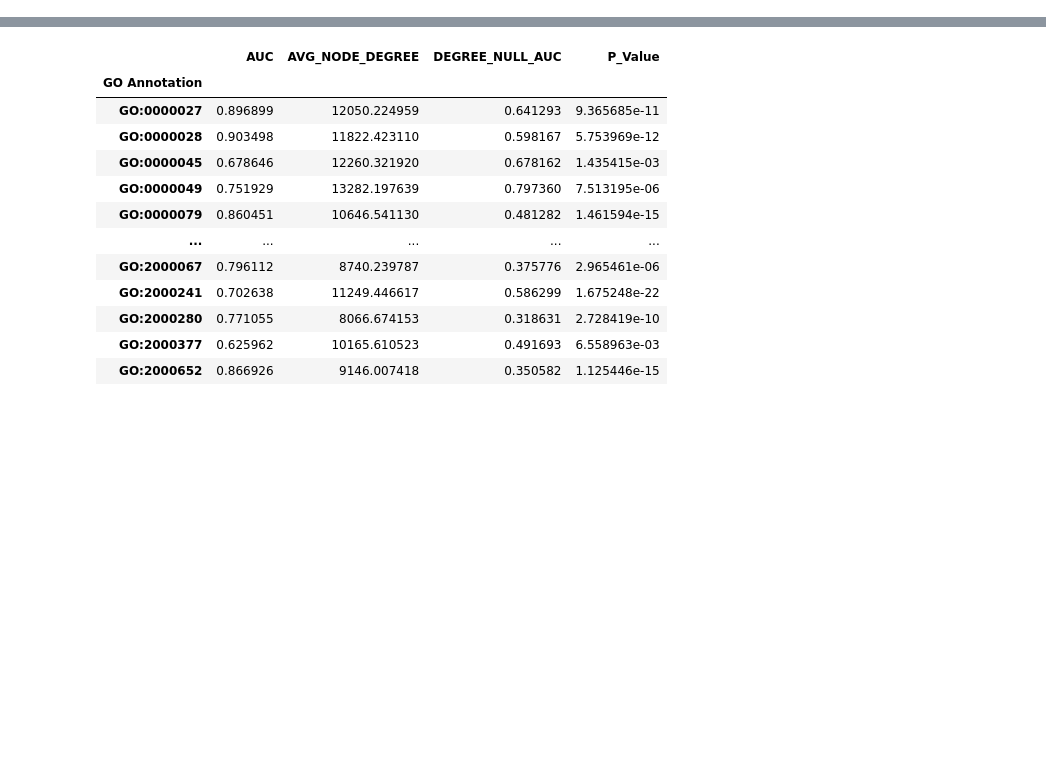
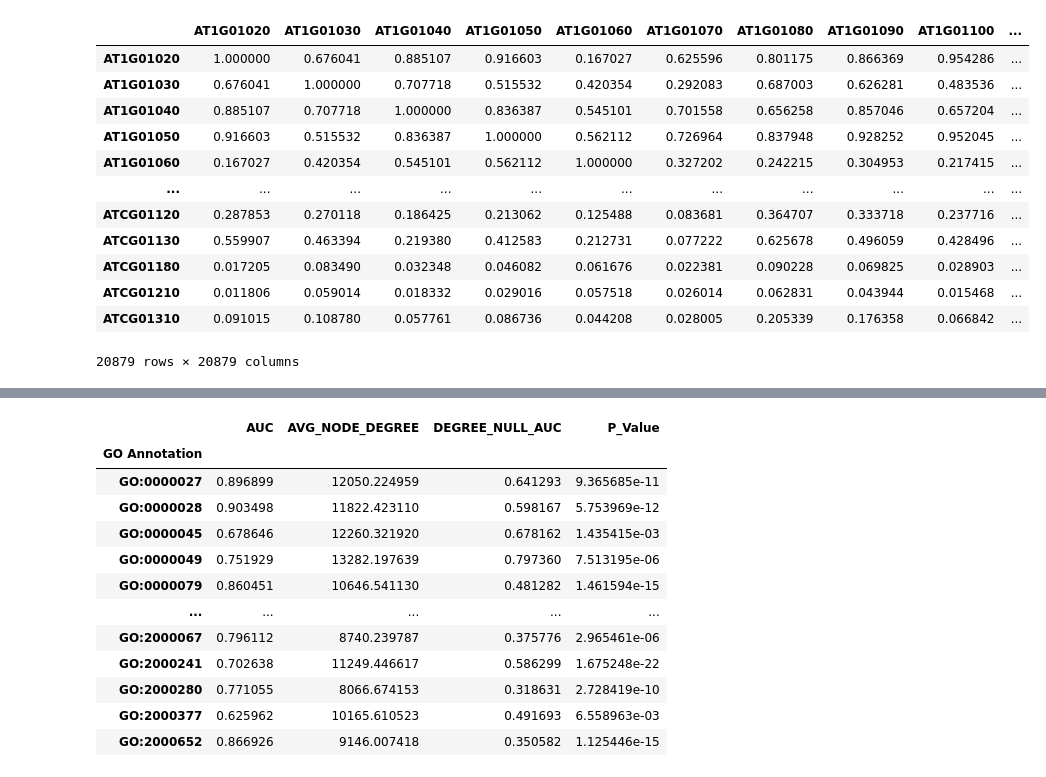
Before and after one commit to gillislab/Coexpression_Proxies, a Jupyter notebook: Coexpression_Network_Generation/run_egad_for_evaluation.ipynb, the cells around one changed output, grey strips where cells are left out. Cells and saved outputs as stored; diff of their text form; code cells hidden in the pictures; blank space fills up the shorter version.

```diff
--- a/Coexpression_Network_Generation/run_egad_for_evaluation.ipynb
+++ b/Coexpression_Network_Generation/run_egad_for_evaluation.ipynb
@@ -151,3 +158,20 @@ wide_go= pd.read_hdf('/data/passala/Generated_Tables/Temp_junk/wide_go_for_egad.
+# %%
+arabi_net_both_trimmed = CococoNet_reader.read_cococonet('arabidopsis')
+arabi_net_both_trimmed
+# %% [output]
+|  | AT1G01020 | AT1G01030 | AT1G01040 | AT1G01050 | AT1G01060 | AT1G01070 | AT1G01080 | AT1G01090 | AT1G01100 | ... |
+| AT1G01020 | 1.000000 | 0.676041 | 0.885107 | 0.916603 | 0.167027 | 0.625596 | 0.801175 | 0.866369 | 0.954286 | ... |
+| AT1G01030 | 0.676041 | 1.000000 | 0.707718 | 0.515532 | 0.420354 | 0.292083 | 0.687003 | 0.626281 | 0.483536 | ... |
+| AT1G01040 | 0.885107 | 0.707718 | 1.000000 | 0.836387 | 0.545101 | 0.701558 | 0.656258 | 0.857046 | 0.657204 | ... |
+| AT1G01050 | 0.916603 | 0.515532 | 0.836387 | 1.000000 | 0.562112 | 0.726964 | 0.837948 | 0.928252 | 0.952045 | ... |
+| AT1G01060 | 0.167027 | 0.420354 | 0.545101 | 0.562112 | 1.000000 | 0.327202 | 0.242215 | 0.304953 | 0.217415 | ... |
+| ... | ... | ... | ... | ... | ... | ... | ... | ... | ... | ... |
+| ATCG01120 | 0.287853 | 0.270118 | 0.186425 | 0.213062 | 0.125488 | 0.083681 | 0.364707 | 0.333718 | 0.237716 | ... |
+| ATCG01130 | 0.559907 | 0.463394 | 0.219380 | 0.412583 | 0.212731 | 0.077222 | 0.625678 | 0.496059 | 0.428496 | ... |
+| ATCG01180 | 0.017205 | 0.083490 | 0.032348 | 0.046082 | 0.061676 | 0.022381 | 0.090228 | 0.069825 | 0.028903 | ... |
+| ATCG01210 | 0.011806 | 0.059014 | 0.018332 | 0.029016 | 0.057518 | 0.026014 | 0.062831 | 0.043944 | 0.015468 | ... |
+| ATCG01310 | 0.091015 | 0.108780 | 0.057761 | 0.086736 | 0.044208 | 0.028005 | 0.205339 | 0.176358 | 0.066842 | ... |
+20879 rows × 20879 columns
 # %%
 arabi_net_both_trimmed
 # %% [output]
```
Also changed, not shown: parts of 9 cells of this notebook, 2 other files.
